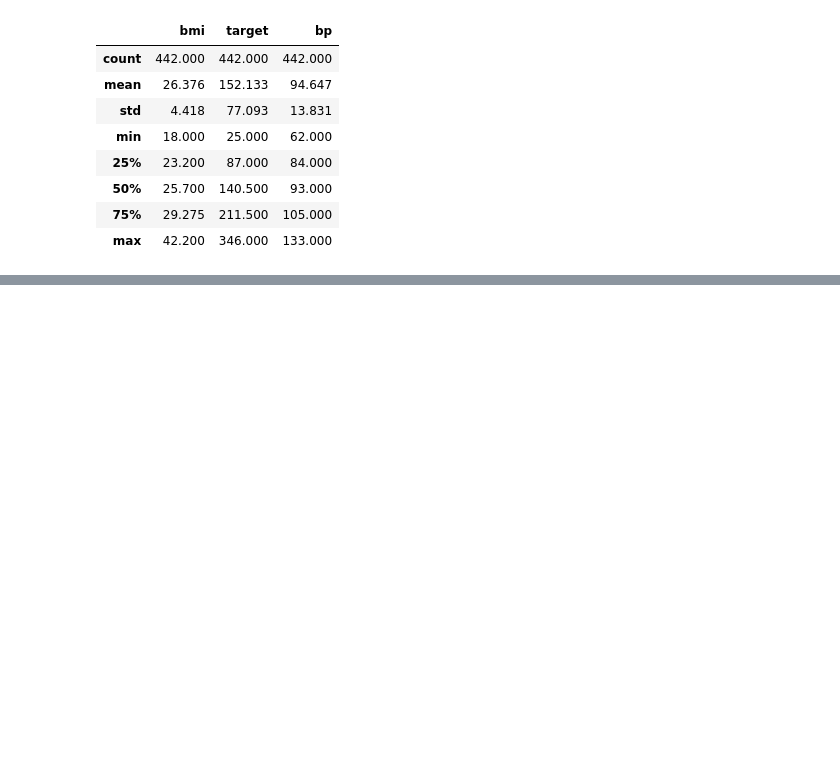
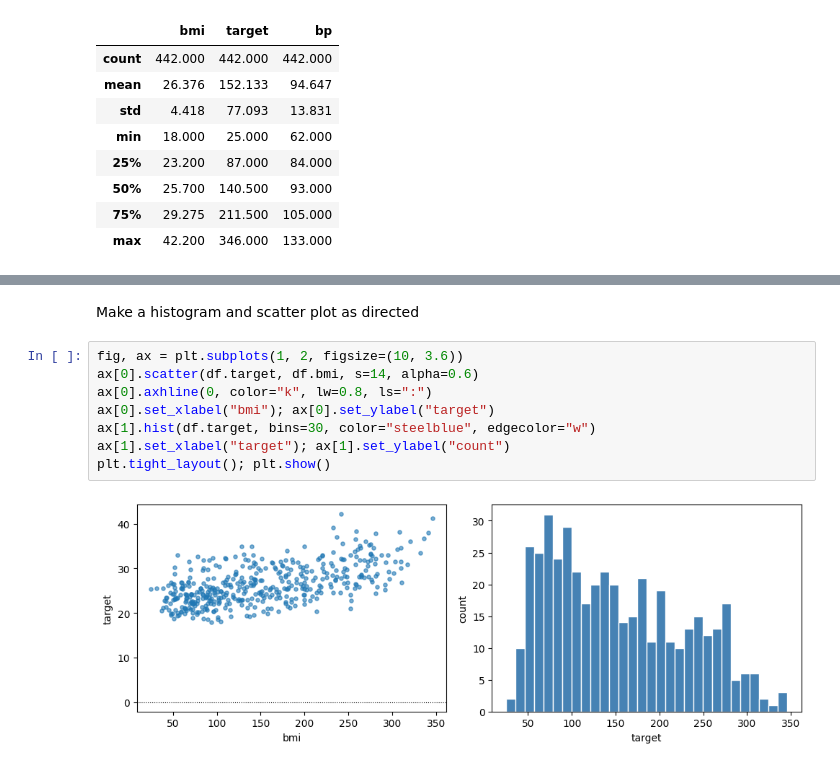
Before and after one commit to maxmartin40/Math-5750-Projects, a Jupyter notebook: Homework1.ipynb, the cells around one changed output, grey strips where cells are left out. Saved outputs shown, nothing was run; the diff lists cells and outputs as text; blank space fills up the shorter version.

Commit message:
Run correlation and make Figure 1

```diff
--- a/Homework1.ipynb
+++ b/Homework1.ipynb
@@ -68,0 +77,12 @@ df[["bmi","target","bp"]].describe()
+# %% [markdown]
+Make a histogram and scatter plot as directed
+# %%
+fig, ax = plt.subplots(1, 2, figsize=(10, 3.6))
+ax[0].scatter(df.target, df.bmi, s=14, alpha=0.6)
+ax[0].axhline(0, color="k", lw=0.8, ls=":")
+ax[0].set_xlabel("bmi"); ax[0].set_ylabel("target")
+ax[1].hist(df.target, bins=30, color="steelblue", edgecolor="w")
+ax[1].set_xlabel("target"); ax[1].set_ylabel("count")
+plt.tight_layout(); plt.show()
+# %% [output]
+[figure, added]
```
Also changed, not shown: parts of 2 cells of this notebook.
